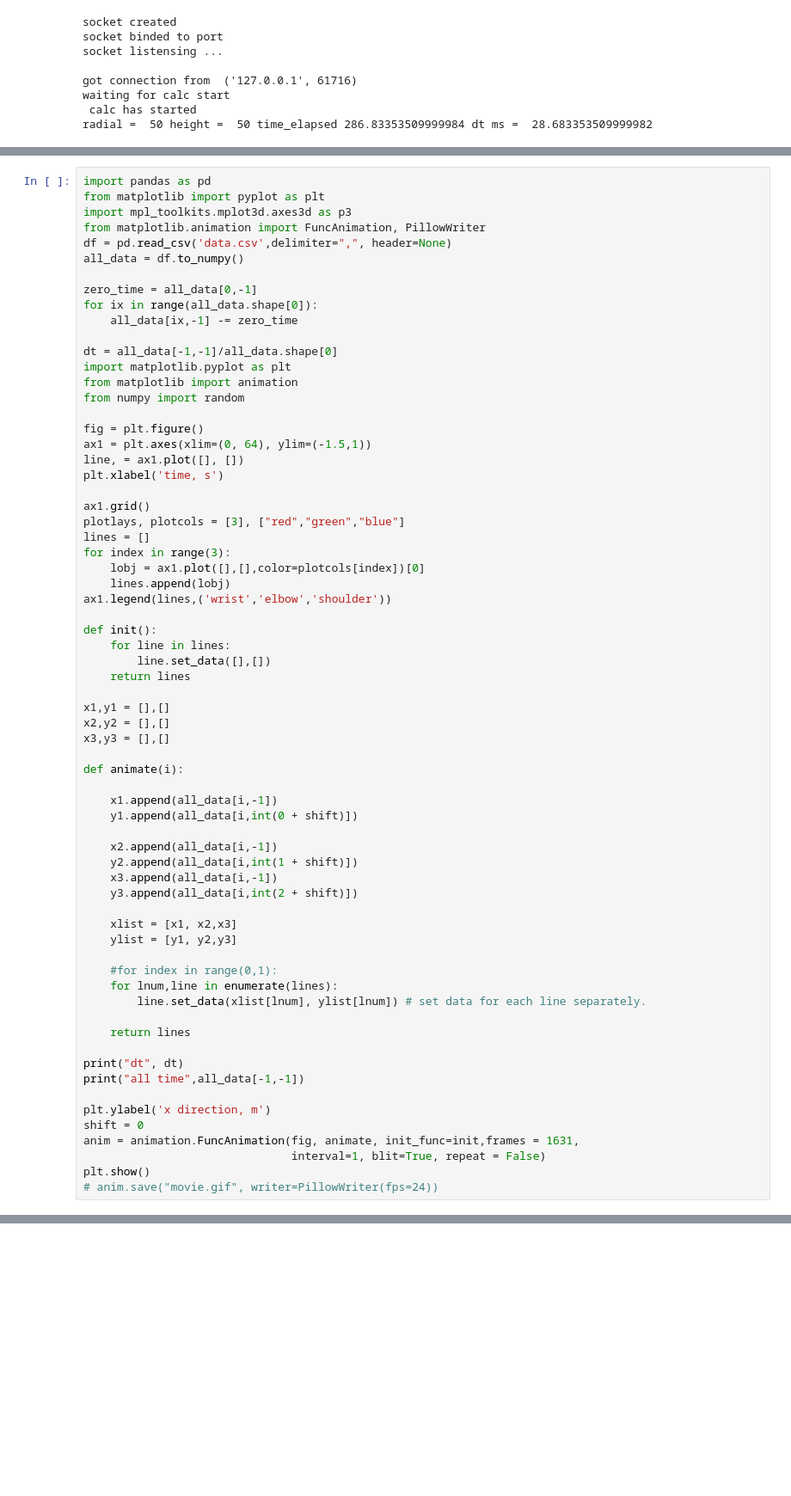
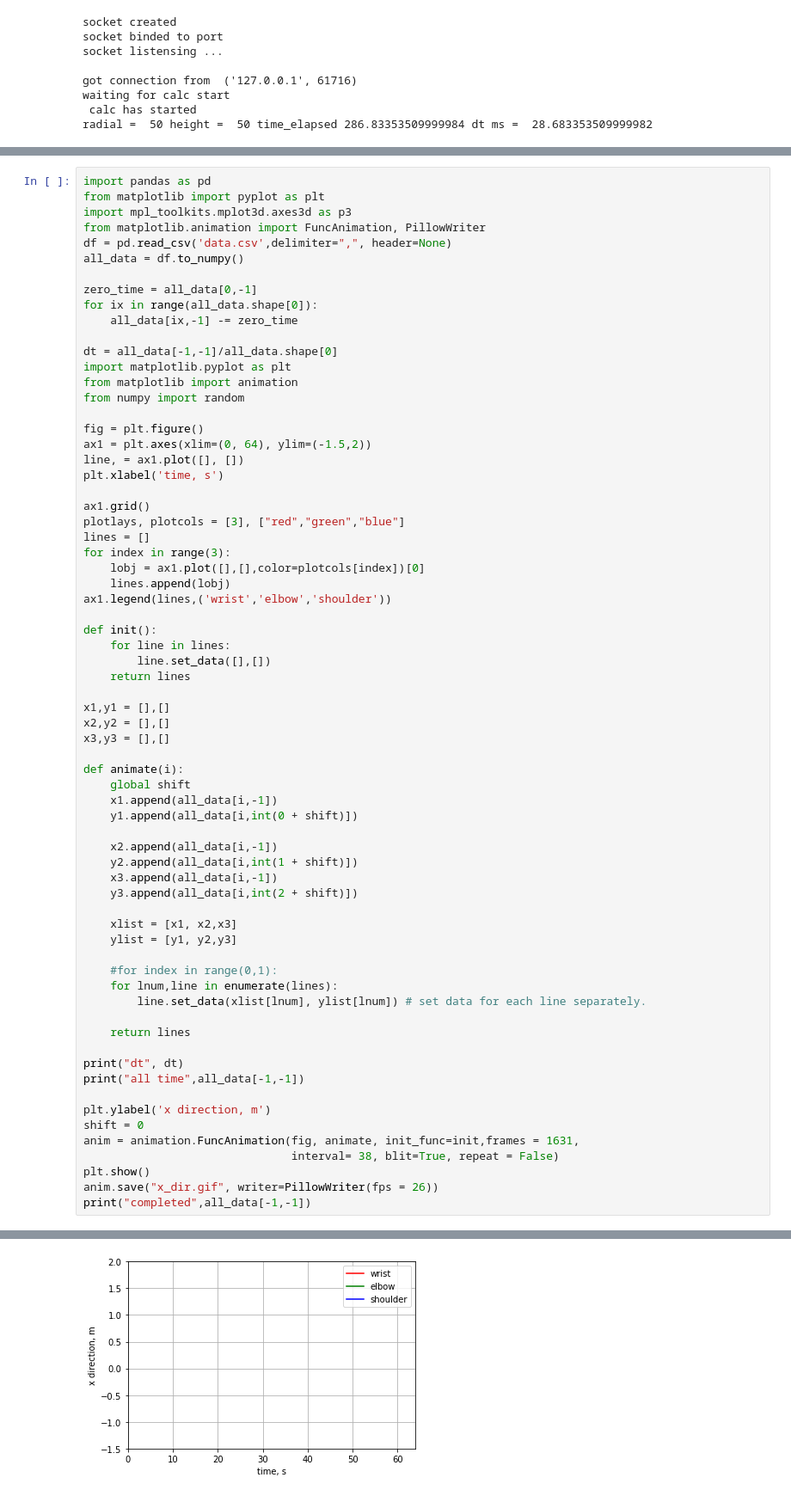
Before and after one commit to ViktorRakhmatulin/antilatency_project, a Jupyter notebook: new_collision_control.ipynb, the cells around one changed output, grey strips where cells are left out. Shown at 86% size. Cells and saved outputs as stored; diff of their text form; blank space fills up the shorter version.

Commit message:
data processing is implemented

```diff
--- a/new_collision_control.ipynb
+++ b/new_collision_control.ipynb
@@ -569,7 +573,7 @@ from matplotlib import animation
 from numpy import random
 
 fig = plt.figure()
-ax1 = plt.axes(xlim=(0, 64), ylim=(-1.5,1))
+ax1 = plt.axes(xlim=(0, 64), ylim=(-1.5,2))
 line, = ax1.plot([], [])
 plt.xlabel('time, s')
 
@@ -591,7 +595,7 @@ x2,y2 = [],[]
 x3,y3 = [],[]
 
 def animate(i):
-
+    global shift
     x1.append(all_data[i,-1])
     y1.append(all_data[i,int(0 + shift)])
 
@@ -615,7 +619,8 @@ print("all time",all_data[-1,-1])
 plt.ylabel('x direction, m')
 shift = 0
 anim = animation.FuncAnimation(fig, animate, init_func=init,frames = 1631,
-                               interval=1, blit=True, repeat = False)
+                               interval= 38, blit=True, repeat = False)
 plt.show()
-# anim.save("movie.gif", writer=PillowWriter(fps=24))
+anim.save("x_dir.gif", writer=PillowWriter(fps = 26))
+print("completed",all_data[-1,-1])
 # %% [output]
@@ -624,3 +627,4 @@ plt.show()
 dt 0.03867234224779046
 all time 63.07459020614624
+[figure, added]
 # %%
```
Also changed, not shown: parts of 3 cells of this notebook.
